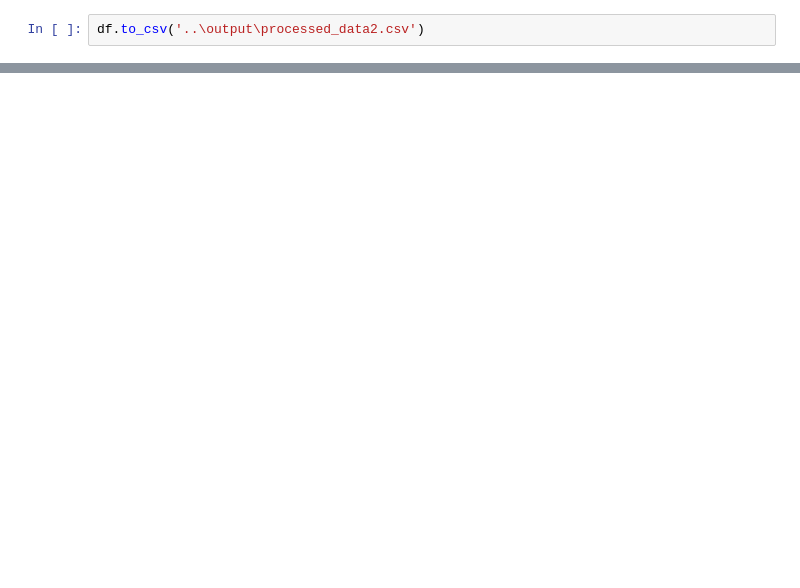
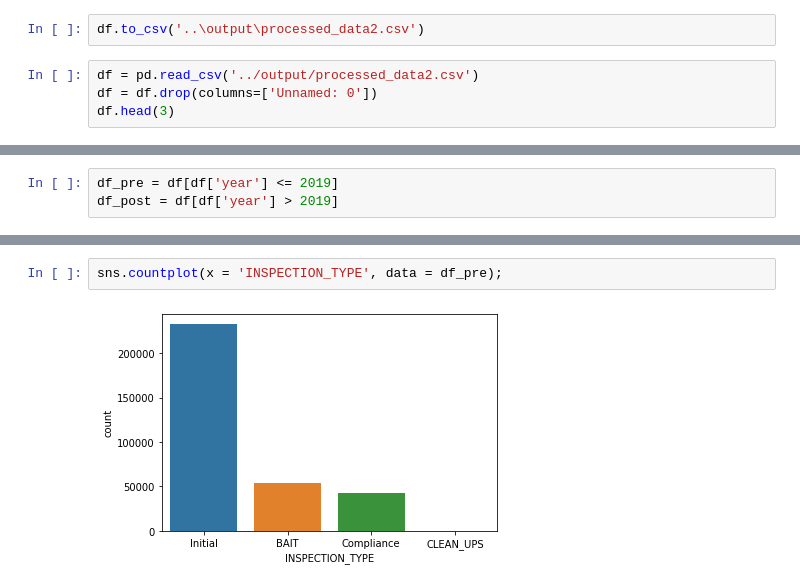
Before and after one commit to TZstatsADS/fall2022-project2-group8, a Jupyter notebook: doc/Woon_EDA.ipynb, the cells around one changed output, grey strips where cells are left out. Drawn from its saved outputs; the diff is of its cells as text; blank space fills up the shorter version.

```diff
--- a/doc/Woon_EDA.ipynb
+++ b/doc/Woon_EDA.ipynb
@@ -110,2 +48,6 @@ memory usage: 15.3+ MB
 # %%
 df.to_csv('..\output\processed_data2.csv')
+# %%
+df = pd.read_csv('../output/processed_data2.csv')
+df = df.drop(columns=['Unnamed: 0'])
+df.head(3)
@@ -111,0 +59,3 @@ df.to_csv('..\output\processed_data2.csv')
+# %%
+df_pre = df[df['year'] <= 2019]
+df_post = df[df['year'] > 2019]
@@ -111,0 +77,4 @@ df.to_csv('..\output\processed_data2.csv')
+# %%
+sns.countplot(x = 'INSPECTION_TYPE', data = df_pre);
+# %% [output]
+[figure, added]
```
Also changed, not shown: parts of 13 cells of this notebook.
